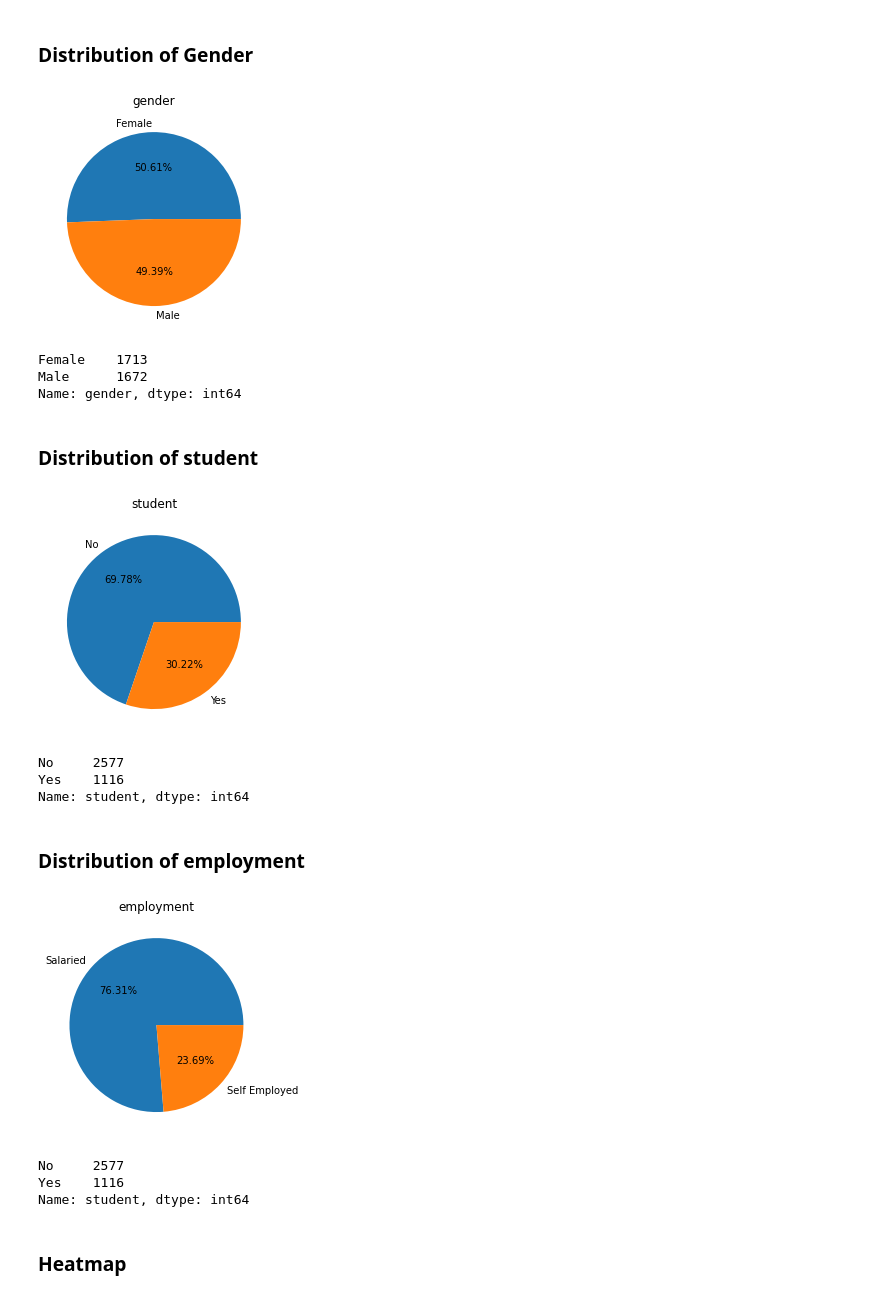
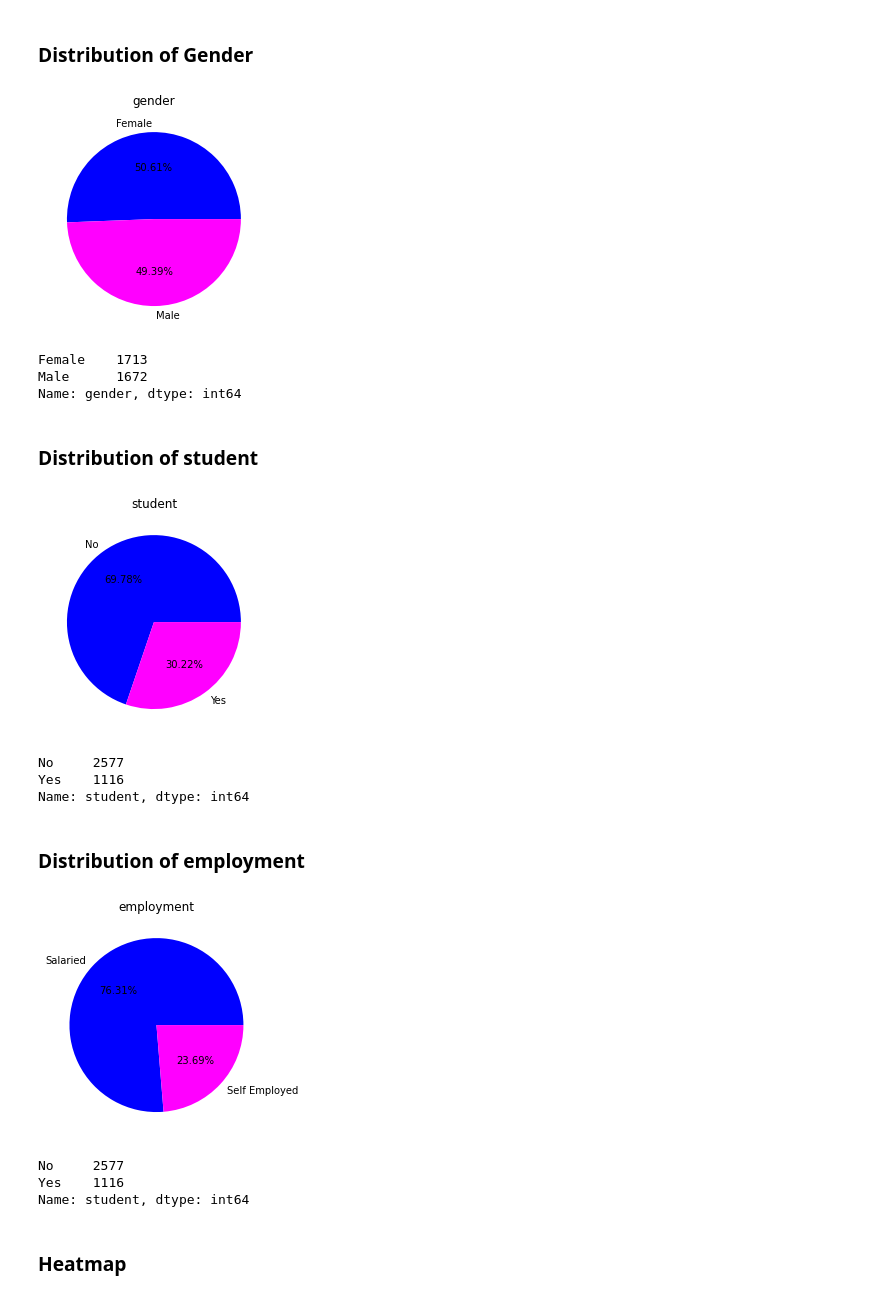
Before and after one commit to Louismada29/Credits_Default, a Jupyter notebook: Credit(Loans)_Default_ClassificationModel.ipynb, the cells around one changed output. Cells and saved outputs as stored; diff of their text form; code cells hidden in the pictures.

```diff
--- a/Credit(Loans)_Default_ClassificationModel.ipynb
+++ b/Credit(Loans)_Default_ClassificationModel.ipynb
@@ -12,8 +41,8 @@ import seaborn as sns
 # %% [markdown]
 ## Read Data
 # %%
-data = pd.read_csv('https://raw.githubusercontent.com/Louismada29/Credits_Default/main/credit_default_dataset.csv')
-data.head()
+data_train = pd.read_csv('https://raw.githubusercontent.com/Louismada29/Credits_Default/main/credit_default_dataset.csv')
+data_train.head()
 # %% [output]
 |  | customer_id | customer_bod | gender | phone_flag | student | employment | credit_card | balance | income | ... |
 | 0 | 8300 | 1993-08-17 | Female | 1.0 | No | Self Employed | 1.0 | 87104.12 | 5015120.75 | ... |
@@ -78,48 +181,48 @@ print()
 # %% [markdown]
 ### Distribution of Gender
 # %%
-gender = data['gender'].value_counts()
+gender = data_train['gender'].value_counts()
 label = gender.index
 
-plt.pie(gender, labels=label, autopct='%.2f%%')
+plt.pie(gender, labels=label, autopct='%.2f%%', colors=['blue','magenta'])
 #plt.legend(loc='upper left')
 plt.title('gender')
 plt.show()
 print(gender)
 # %% [output]
-[figure, old version]
+[figure, new version]
 Female    1713
 Male      1672
 Name: gender, dtype: int64
 # %% [markdown]
 ### Distribution of student
 # %%
-student = data['student'].value_counts()
+student = data_train['student'].value_counts()
 label = student.index
 
-plt.pie(student, labels=label, autopct='%.2f%%')
+plt.pie(student, labels=label, autopct='%.2f%%', colors=['blue','magenta'])
 #plt.legend(loc='upper left')
 plt.title('student')
 plt.show()
 print(student)
 # %% [output]
-[figure, old version]
+[figure, new version]
 No     2577
 Yes    1116
 Name: student, dtype: int64
 # %% [markdown]
 ### Distribution of employment
 # %%
-employment = data['employment'].value_counts()
+employment = data_train['employment'].value_counts()
 label = employment.index
 
-plt.pie(employment, labels=label, autopct='%.2f%%')
+plt.pie(employment, labels=label, autopct='%.2f%%', colors=['blue','magenta'])
 #plt.legend(loc='upper left')
 plt.title('employment')
 plt.show()
 print(student)
 # %% [output]
-[figure, old version]
+[figure, new version]
 No     2577
 Yes    1116
 Name: student, dtype: int64
```
Also changed, not shown: parts of 55 cells of this notebook.
